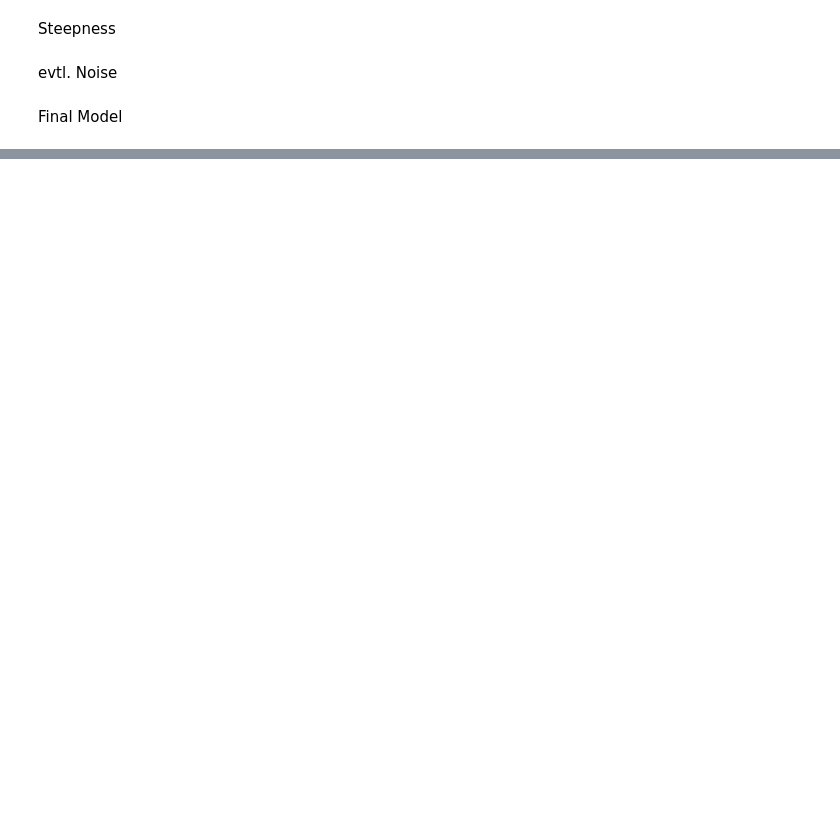
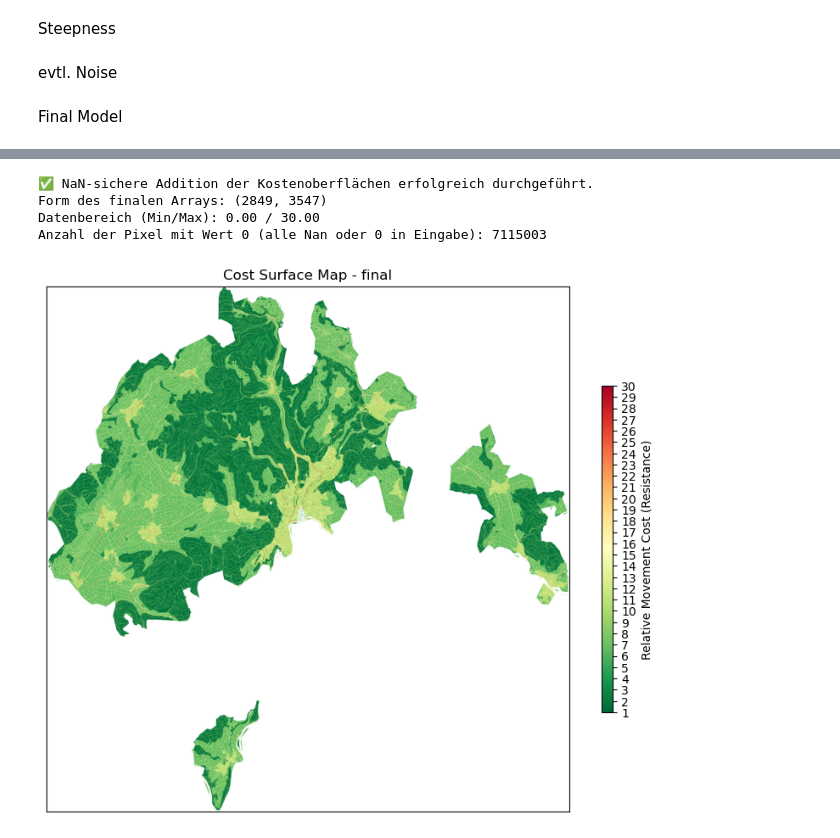
Before and after one commit to LukasBuchmann/PA2-Modelling_Wildlife_Corridors, a Jupyter notebook: Code/test_model.ipynb, the cells around one changed output, grey strips where cells are left out. Saved outputs shown, nothing was run; the diff lists cells and outputs as text; code cells hidden in the pictures; blank space fills up the shorter version.

```diff
--- a/Code/test_model.ipynb
+++ b/Code/test_model.ipynb
@@ -991,0 +797,66 @@ plt.tight_layout()
+# %%
+# Da alle drei Faktoren den Wert 1 haben (einfache Addition):
+# Wir verwenden np.dstack, um die drei 2D-Arrays zu einem 3D-Array zu stapeln (Stacken).
+stacked_arrays = np.dstack((cost_surface_landcover, cost_surface_water, cost_surface_roads))
+
+# np.nansum entlang der dritten Achse (Achse=2) summiert die Pixelwerte
+# und ignoriert dabei alle NaN-Werte.
+final_cost_surface_array = np.nansum(stacked_arrays, axis=2)
+
+# --- 3. ERGEBNISPRÜFUNG ---
+print("✅ NaN-sichere Addition der Kostenoberflächen erfolgreich durchgeführt.")
+print(f"Form des finalen Arrays: {final_cost_surface_array.shape}")
+
+# Da die Eingabewerte zwischen 1 und 10 liegen, sind die Bereiche:
+# Min. möglicher Wert: 1 (wenn zwei der drei Faktoren NaN sind)
+# Max. möglicher Wert: 30 (wenn kein Faktor NaN ist)
+print(f"Datenbereich (Min/Max): {final_cost_surface_array[~np.isnan(final_cost_surface_array)].min():.2f} / {final_cost_surface_array.max():.2f}")
+
+# Wenn alle drei Faktoren an einer Stelle NaN waren, ist das Ergebnis 0.0.
+# Dies kannst du später anpassen, falls du NaN statt 0.0 wünschst.
+print(f"Anzahl der Pixel mit Wert 0 (alle Nan oder 0 in Eingabe): {np.sum(final_cost_surface_array == 0)}")
+# %% [output]
+✅ NaN-sichere Addition der Kostenoberflächen erfolgreich durchgeführt.
+Form des finalen Arrays: (2849, 3547)
+Datenbereich (Min/Max): 0.00 / 30.00
+Anzahl der Pixel mit Wert 0 (alle Nan oder 0 in Eingabe): 7115003
+# %%
+fig, ax = plt.subplots(1, 1, figsize=(8, 8))
+
+cmap_name = 'RdYlGn_r'
+
+# 1. Colormap kopieren und die Farbe für 'schlechte/maskierte' Daten setzen
+# Wir erstellen eine Kopie, um die globale Colormap nicht zu verändern
+cmap = plt.cm.get_cmap(cmap_name).copy()
+cmap.set_bad('white')
+
+# 2. Maskiertes Array erstellen: Alle 0-Werte maskieren (als ungültig behandeln)
+masked_data = np.ma.masked_where(final_cost_surface_array == 0, final_cost_surface_array)
+
+image = ax.imshow(
+    masked_data, # Verwende das maskierte Array
+    cmap=cmap,
+    extent=[sh_bbox[0], sh_bbox[1], sh_bbox[2], sh_bbox[3]],
+    vmin=1,
+    vmax=30)
+
+cbar = fig.colorbar(
+image,
+ax=ax,
+ticks=np.arange(1, 31, 1),
+shrink=0.5,
+aspect=30)
+
+cbar.set_label('Relative Movement Cost (Resistance)')
+
+# Achsenelemente für Kartenansicht entfernen
+ax.set_xticks([])
+ax.set_yticks([])
+ax.set_xlabel('')
+ax.set_ylabel('')
+
+ax.set_title(f'Cost Surface Map - final')
+
+plt.tight_layout()
+# %% [output]
+[figure, added]
```
Also changed, not shown: parts of 45 cells of this notebook, 4 other files.
